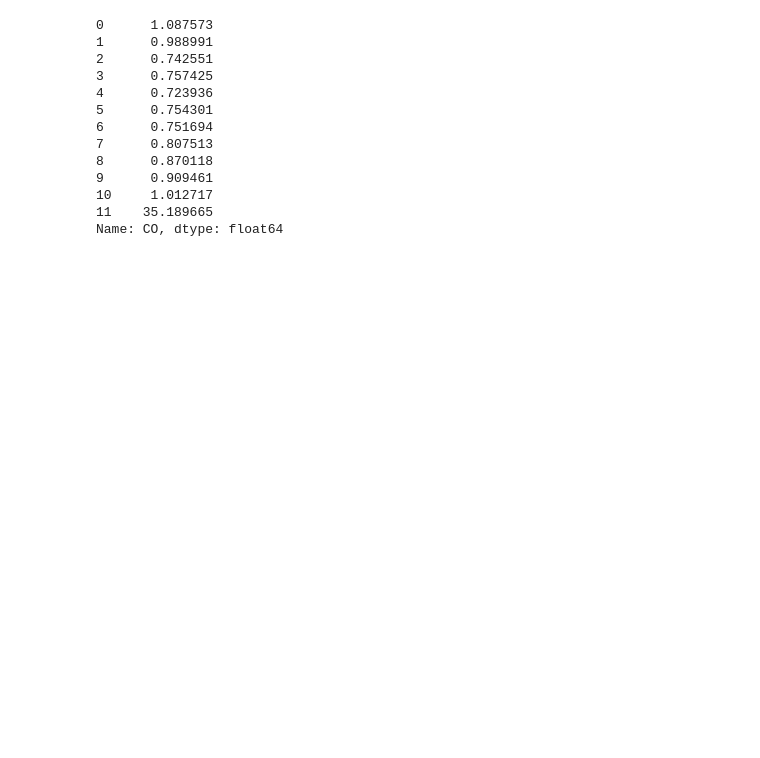
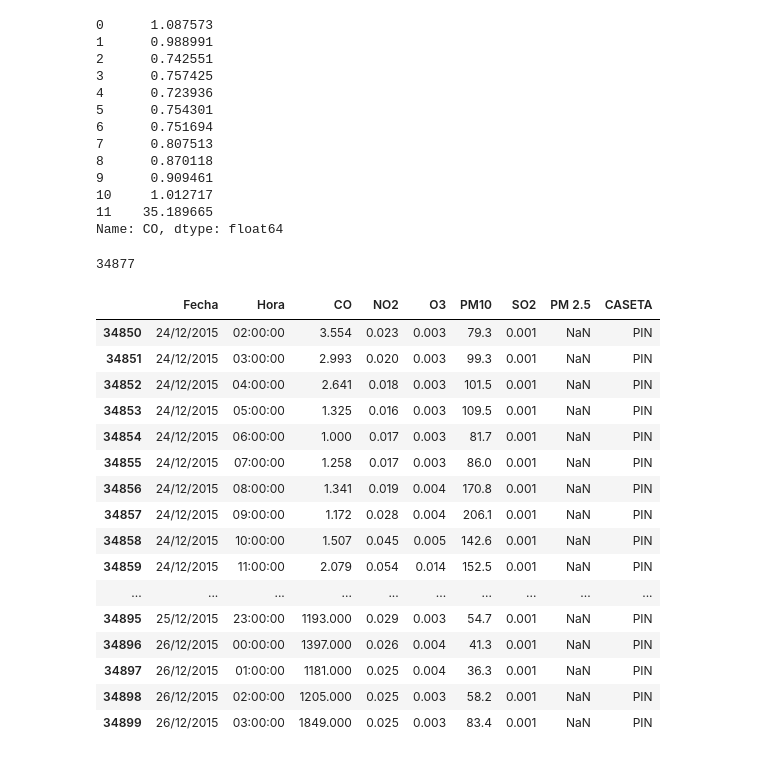
Before and after one commit to JonathanChavezTamales/Social_Data_Challenge-Datalab, a Jupyter notebook: Untitled.ipynb, the cells around one changed output. Saved outputs shown, nothing was run; the diff lists cells and outputs as text; code cells hidden in the pictures; blank space fills up the shorter version.

```diff
--- a/Untitled.ipynb
+++ b/Untitled.ipynb
@@ -257,0 +261,24 @@ Name: CO, dtype: float64
+# %%
+np.argmax(quince['CO'])
+# %% [output]
+34877
+# %%
+quince[34850:34900]
+# %% [output]
+|  | Fecha | Hora | CO | NO2 | O3 | PM10 | SO2 | PM 2.5 | CASETA |
+| 34850 | 24/12/2015 | 02:00:00 | 3.554 | 0.023 | 0.003 | 79.3 | 0.001 | NaN | PIN |
+| 34851 | 24/12/2015 | 03:00:00 | 2.993 | 0.020 | 0.003 | 99.3 | 0.001 | NaN | PIN |
+| 34852 | 24/12/2015 | 04:00:00 | 2.641 | 0.018 | 0.003 | 101.5 | 0.001 | NaN | PIN |
+| 34853 | 24/12/2015 | 05:00:00 | 1.325 | 0.016 | 0.003 | 109.5 | 0.001 | NaN | PIN |
+| 34854 | 24/12/2015 | 06:00:00 | 1.000 | 0.017 | 0.003 | 81.7 | 0.001 | NaN | PIN |
+| 34855 | 24/12/2015 | 07:00:00 | 1.258 | 0.017 | 0.003 | 86.0 | 0.001 | NaN | PIN |
+| 34856 | 24/12/2015 | 08:00:00 | 1.341 | 0.019 | 0.004 | 170.8 | 0.001 | NaN | PIN |
+| 34857 | 24/12/2015 | 09:00:00 | 1.172 | 0.028 | 0.004 | 206.1 | 0.001 | NaN | PIN |
+| 34858 | 24/12/2015 | 10:00:00 | 1.507 | 0.045 | 0.005 | 142.6 | 0.001 | NaN | PIN |
+| 34859 | 24/12/2015 | 11:00:00 | 2.079 | 0.054 | 0.014 | 152.5 | 0.001 | NaN | PIN |
+| ... | ... | ... | ... | ... | ... | ... | ... | ... | ... |
+| 34895 | 25/12/2015 | 23:00:00 | 1193.000 | 0.029 | 0.003 | 54.7 | 0.001 | NaN | PIN |
+| 34896 | 26/12/2015 | 00:00:00 | 1397.000 | 0.026 | 0.004 | 41.3 | 0.001 | NaN | PIN |
+| 34897 | 26/12/2015 | 01:00:00 | 1181.000 | 0.025 | 0.004 | 36.3 | 0.001 | NaN | PIN |
+| 34898 | 26/12/2015 | 02:00:00 | 1205.000 | 0.025 | 0.003 | 58.2 | 0.001 | NaN | PIN |
+| 34899 | 26/12/2015 | 03:00:00 | 1849.000 | 0.025 | 0.003 | 83.4 | 0.001 | NaN | PIN |
```
Also changed, not shown: parts of 7 cells of this notebook, 7 other files.
